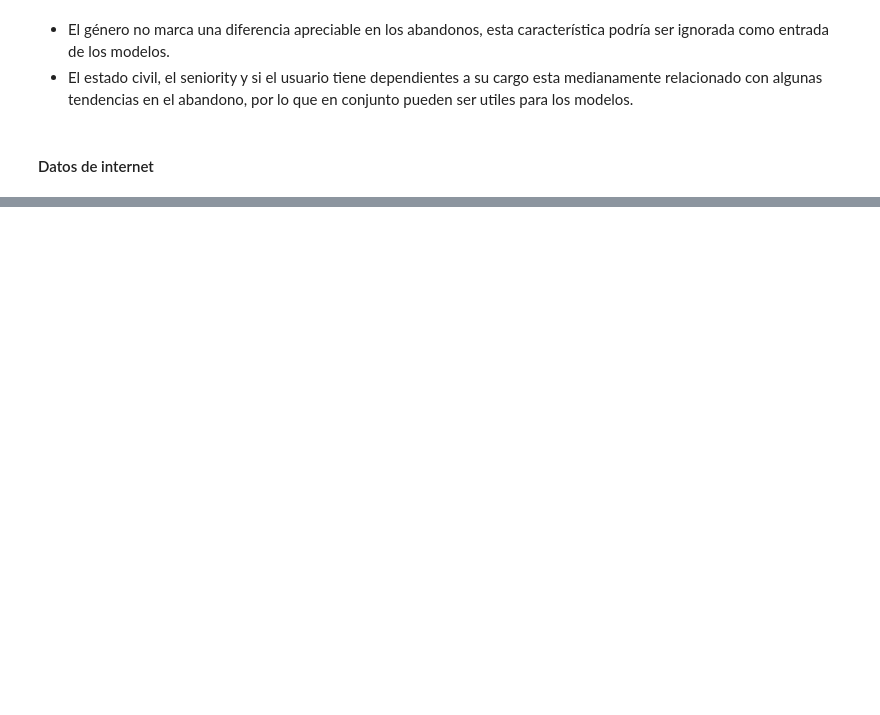
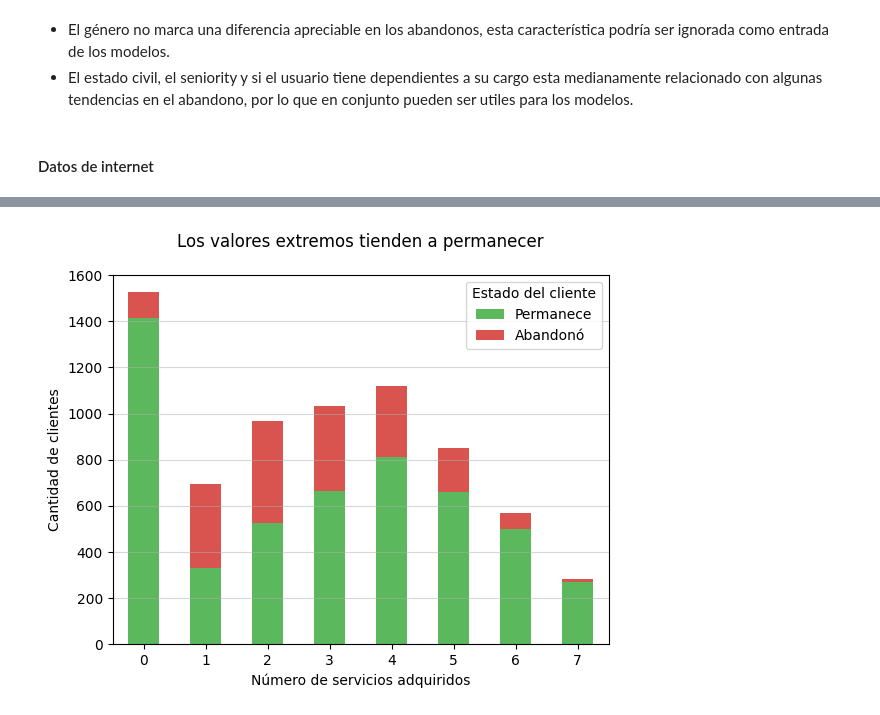
Before and after one commit to AndresCalvete-DataScientist/interconnect-customer-churn-prediction, a Jupyter notebook: notebooks/eda.ipynb, the cells around one changed output, grey strips where cells are left out. Saved outputs shown, nothing was run; the diff lists cells and outputs as text; code cells hidden in the pictures; blank space fills up the shorter version.

```diff
--- a/notebooks/eda.ipynb
+++ b/notebooks/eda.ipynb
@@ -734,0 +866,8 @@ plt.show()
+# %%
+# Resumir la columna InternetService en una nueva columna booleana HasInternet
+df_con_int['HasInternet'] = [1 if pd.notnull(x) else 0 for x in df_con_int['InternetService']]
+
+# Crear una nueva columna que cuente la cantidad de servicios activos por cliente
+service_columns = ['OnlineSecurity', 'OnlineBackup', 'DeviceProtection', 'TechSupport', 'StreamingTV', 'StreamingMovies', 'HasInternet']
+df_con_int['ServicesCount'] = df_con_int[service_columns].sum(axis=1).astype(int)
+df_con_int.head()
@@ -734,0 +881,17 @@ plt.show()
+# %%
+# Agrupar datos por cantidad de servicios y churn, y organizarlos
+anyservice_vs_churn = df_con_int.groupby('ServicesCount', dropna=False)['IsChurn'].value_counts().unstack()
+
+# Visualización de la distribución de la variable ServicesCount en funcion del abandono
+anyservice_vs_churn.plot(kind='bar', stacked=True, color=custom_colors)
+
+# Etiquetas y título
+plt.xlabel('Número de servicios adquiridos')
+plt.ylabel('Cantidad de clientes')
+plt.title('Los valores extremos tienden a permanecer', pad=20)
+plt.legend(title='Estado del cliente', labels=['Permanece', 'Abandonó'])
+plt.xticks( rotation=0)
+plt.grid(axis='y', alpha=0.5)
+plt.show()
+# %% [output]
+[figure, added]
```
Also changed, not shown: parts of 8 cells of this notebook.
